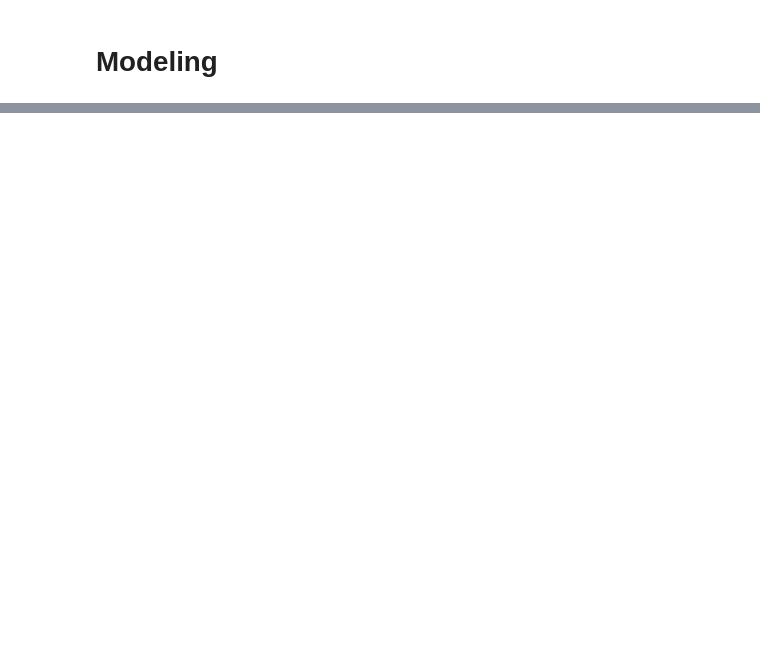
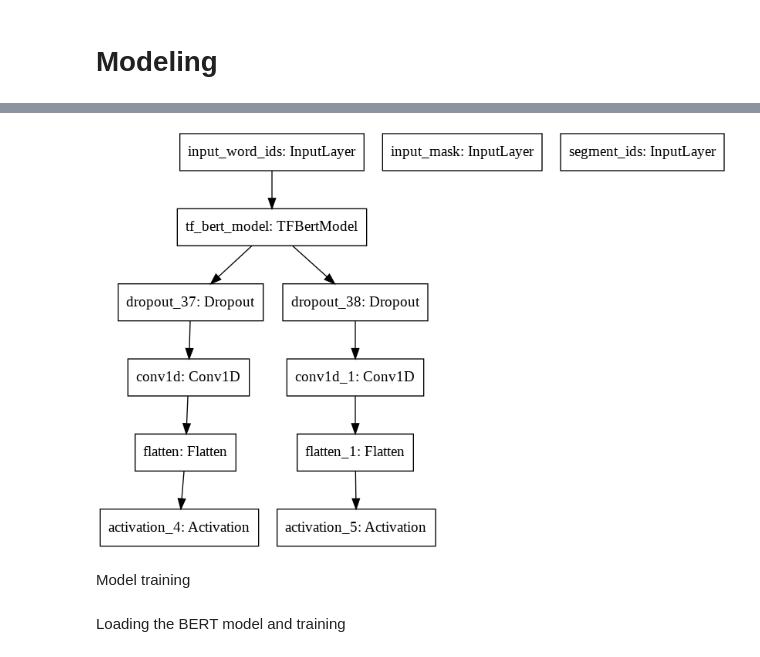
Before and after one commit to avi326/Tweet-Sentiment-Extraction, a Jupyter notebook: Tweet_Sentiment_Extraction.ipynb, the cells around one changed output, grey strips where cells are left out. Cells and saved outputs as stored; diff of their text form; code cells hidden in the pictures; blank space fills up the shorter version.

```diff
--- a/Tweet_Sentiment_Extraction.ipynb
+++ b/Tweet_Sentiment_Extraction.ipynb
@@ -153,0 +87,3 @@ train['text_word_count'] = train['text'].apply(lambda x: len(str(x).split()))
+# %%
+MAX_LEN = 192
+sentiment_id = {'positive': positive_id, 'negative': neutral_id, 'neutral': negative_id}
@@ -154,2 +213,28 @@ train['text_word_count'] = train['text'].apply(lambda x: len(str(x).split()))
 # %% [markdown]
 # Modeling
+# %%
+configuration = BertConfig()  # default parameters and configuration for BERT
+# %%
+def build_qa_model():
+    ids = tf.keras.layers.Input((MAX_LEN,), dtype=tf.int32, name="input_word_ids")
+    att = tf.keras.layers.Input((MAX_LEN,), dtype=tf.int32, name="input_mask")
+    tok = tf.keras.layers.Input((MAX_LEN,), dtype=tf.int32, name="segment_ids")
+
+    bert_encoder = TFBertModel.from_pretrained("bert-base-uncased",config=configuration )
+    x = bert_encoder(
+        ids, attention_mask=att, token_type_ids=tok)
+
+    x1 = tf.keras.layers.Dropout(0.1)(x[0])
+    x1 = tf.keras.layers.Conv1D(1,1)(x1)
+    x1 = tf.keras.layers.Flatten()(x1)
+    x1 = tf.keras.layers.Activation('softmax')(x1)
+
+    x2 = tf.keras.layers.Dropout(0.1)(x[0])
+    x2 = tf.keras.layers.Conv1D(1,1)(x2)
+    x2 = tf.keras.layers.Flatten()(x2)
+    x2 = tf.keras.layers.Activation('softmax')(x2)
+
+
+    return tf.keras.models.Model(inputs=[ids, att, tok], outputs=[x1,x2])
+# %%
+qa_model = build_qa_model()
@@ -155,0 +247,6 @@ train['text_word_count'] = train['text'].apply(lambda x: len(str(x).split()))
+# %%
+tf.keras.utils.plot_model(qa_model)
+# %% [output]
+[figure, added]
+# %% [markdown]
+Model training
@@ -155,0 +257,2 @@ train['text_word_count'] = train['text'].apply(lambda x: len(str(x).split()))
+# %% [markdown]
+Loading the BERT model and training
```
Also changed, not shown: parts of 73 cells of this notebook.
